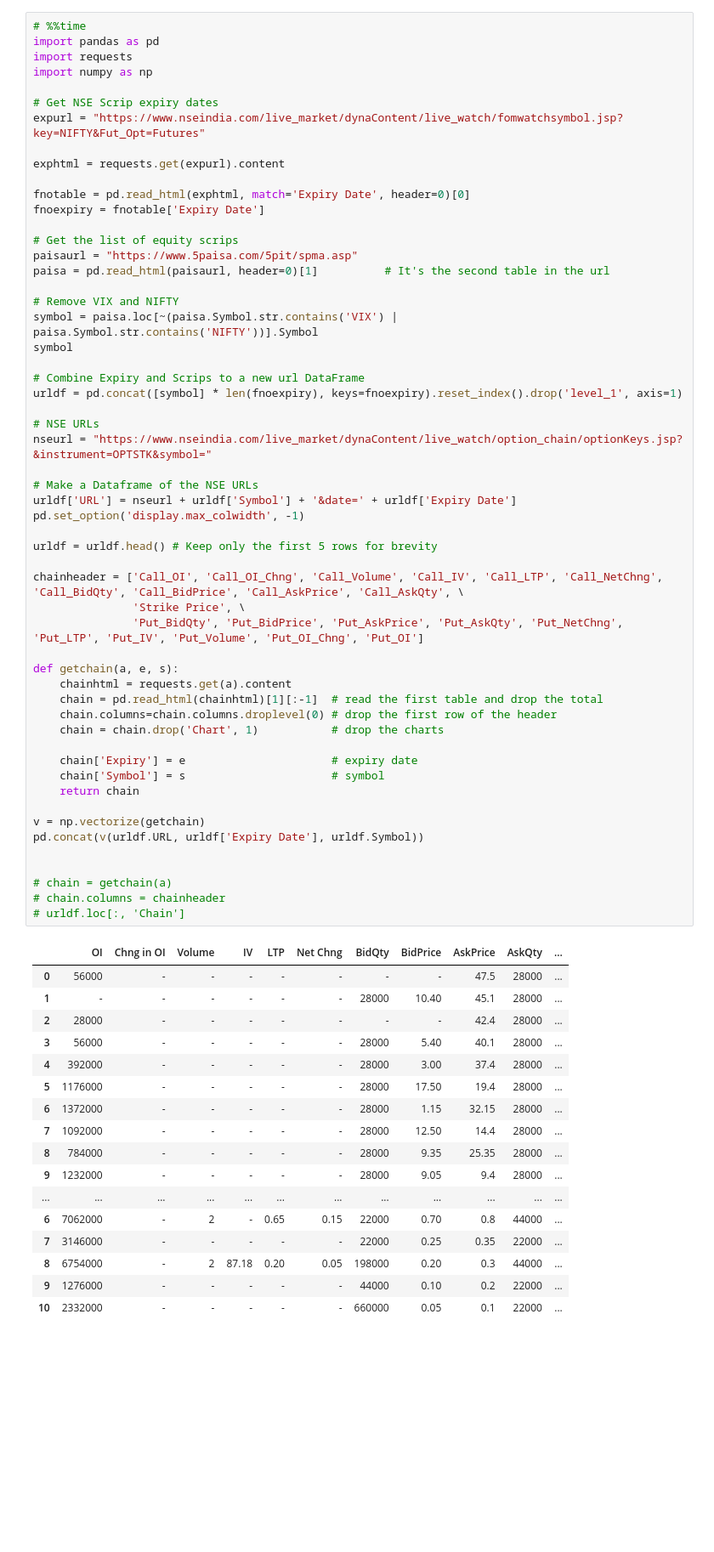
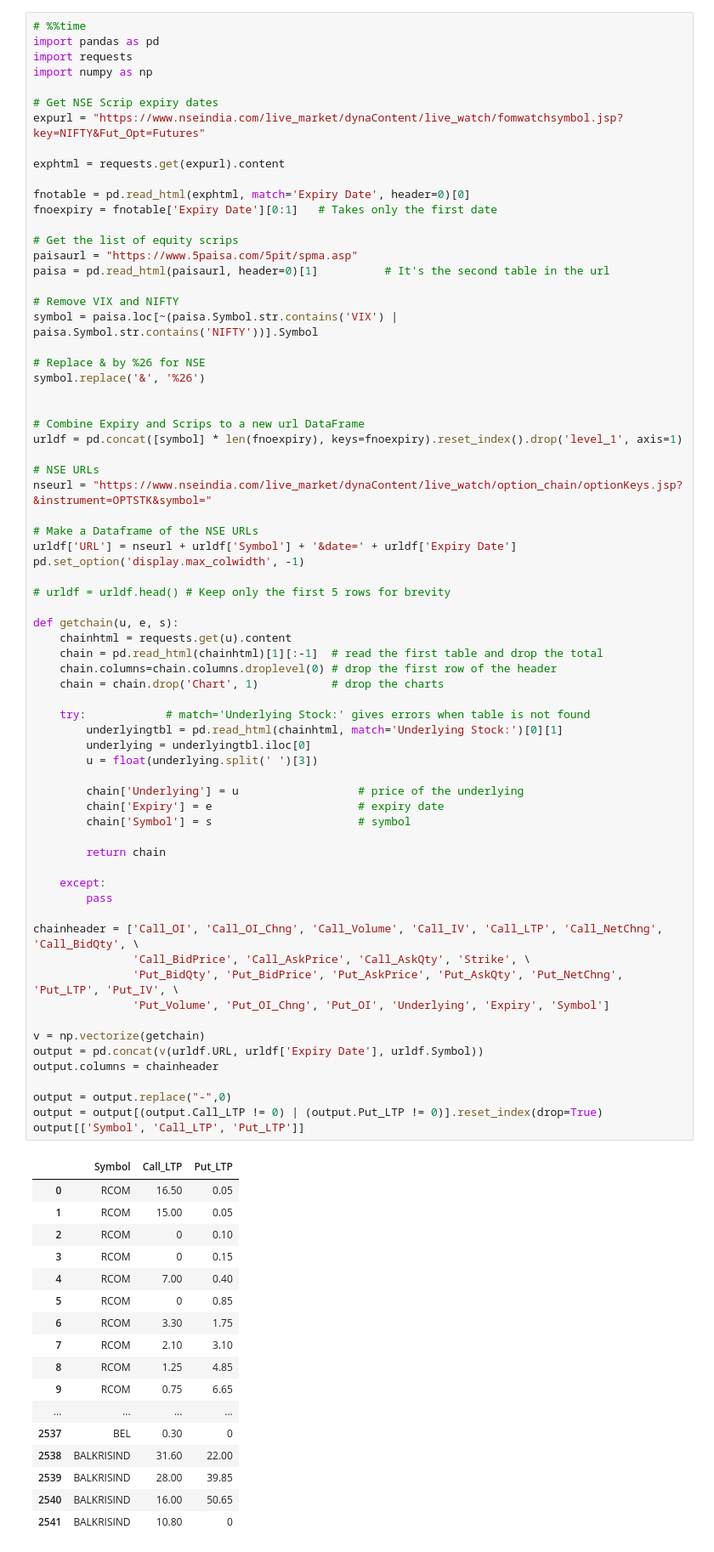
Before and after one commit to reservoirinvest/z_old_ibkr, a Jupyter notebook: nse_v2.ipynb, the cells around one changed output. Shown at 85% size. Saved outputs shown, nothing was run; the diff lists cells and outputs as text; blank space fills up the shorter version.

Commit message:
nse tables full extract

```diff
--- a/nse_v2.ipynb
+++ b/nse_v2.ipynb
@@ -10,64 +10,78 @@ expurl = "https://www.nseindia.com/live_market/dynaContent/live_watch/fomwatchsy
 exphtml = requests.get(expurl).content
 
 fnotable = pd.read_html(exphtml, match='Expiry Date', header=0)[0]
-fnoexpiry = fnotable['Expiry Date']
+fnoexpiry = fnotable['Expiry Date'][0:1]   # Takes only the first date
 
 # Get the list of equity scrips
 paisaurl = "https://www.5paisa.com/5pit/spma.asp"
 paisa = pd.read_html(paisaurl, header=0)[1]          # It's the second table in the url
 
 # Remove VIX and NIFTY
 symbol = paisa.loc[~(paisa.Symbol.str.contains('VIX') | paisa.Symbol.str.contains('NIFTY'))].Symbol
-symbol
+
+# Replace & by %26 for NSE
+symbol.replace('&', '%26')
+
 
 # Combine Expiry and Scrips to a new url DataFrame
 urldf = pd.concat([symbol] * len(fnoexpiry), keys=fnoexpiry).reset_index().drop('level_1', axis=1)
 
 # NSE URLs
 nseurl = "https://www.nseindia.com/live_market/dynaContent/live_watch/option_chain/optionKeys.jsp?&instrument=OPTSTK&symbol="
 
 # Make a Dataframe of the NSE URLs
 urldf['URL'] = nseurl + urldf['Symbol'] + '&date=' + urldf['Expiry Date']
 pd.set_option('display.max_colwidth', -1)
 
-urldf = urldf.head() # Keep only the first 5 rows for brevity
+# urldf = urldf.head() # Keep only the first 5 rows for brevity
 
-chainheader = ['Call_OI', 'Call_OI_Chng', 'Call_Volume', 'Call_IV', 'Call_LTP', 'Call_NetChng', 'Call_BidQty', 'Call_BidPrice', 'Call_AskPrice', 'Call_AskQty', \
-               'Strike Price', \
-               'Put_BidQty', 'Put_BidPrice', 'Put_AskPrice', 'Put_AskQty', 'Put_NetChng', 'Put_LTP', 'Put_IV', 'Put_Volume', 'Put_OI_Chng', 'Put_OI']
-
-def getchain(a, e, s):
-    chainhtml = requests.get(a).content
+def getchain(u, e, s):
+    chainhtml = requests.get(u).content
     chain = pd.read_html(chainhtml)[1][:-1]  # read the first table and drop the total
     chain.columns=chain.columns.droplevel(0) # drop the first row of the header
     chain = chain.drop('Chart', 1)           # drop the charts
 
-    chain['Expiry'] = e                      # expiry date
-    chain['Symbol'] = s                      # symbol
-    return chain
+    try:            # match='Underlying Stock:' gives errors when table is not found
+        underlyingtbl = pd.read_html(chainhtml, match='Underlying Stock:')[0][1]
+        underlying = underlyingtbl.iloc[0]
+        u = float(underlying.split(' ')[3])
+
+        chain['Underlying'] = u                  # price of the underlying
+        chain['Expiry'] = e                      # expiry date
+        chain['Symbol'] = s                      # symbol
+
+        return chain
+
+    except:
+        pass
+
+chainheader = ['Call_OI', 'Call_OI_Chng', 'Call_Volume', 'Call_IV', 'Call_LTP', 'Call_NetChng', 'Call_BidQty', \
+               'Call_BidPrice', 'Call_AskPrice', 'Call_AskQty', 'Strike', \
+               'Put_BidQty', 'Put_BidPrice', 'Put_AskPrice', 'Put_AskQty', 'Put_NetChng', 'Put_LTP', 'Put_IV', \
+               'Put_Volume', 'Put_OI_Chng', 'Put_OI', 'Underlying', 'Expiry', 'Symbol']
 
 v = np.vectorize(getchain)
-pd.concat(v(urldf.URL, urldf['Expiry Date'], urldf.Symbol))
+output = pd.concat(v(urldf.URL, urldf['Expiry Date'], urldf.Symbol))
+output.columns = chainheader
 
-
-# chain = getchain(a)
-# chain.columns = chainheader
-# urldf.loc[:, 'Chain']
+output = output.replace("-",0)
+output = output[(output.Call_LTP != 0) | (output.Put_LTP != 0)].reset_index(drop=True)
+output[['Symbol', 'Call_LTP', 'Put_LTP']]
 # %% [output]
-|  | OI | Chng in OI | Volume | IV | LTP | Net Chng | BidQty | BidPrice | AskPrice | AskQty | ... |
-| 0 | 56000 | - | - | - | - | - | - | - | 47.5 | 28000 | ... |
-| 1 | - | - | - | - | - | - | 28000 | 10.40 | 45.1 | 28000 | ... |
-| 2 | 28000 | - | - | - | - | - | - | - | 42.4 | 28000 | ... |
-| 3 | 56000 | - | - | - | - | - | 28000 | 5.40 | 40.1 | 28000 | ... |
-| 4 | 392000 | - | - | - | - | - | 28000 | 3.00 | 37.4 | 28000 | ... |
-| 5 | 1176000 | - | - | - | - | - | 28000 | 17.50 | 19.4 | 28000 | ... |
-| 6 | 1372000 | - | - | - | - | - | 28000 | 1.15 | 32.15 | 28000 | ... |
-| 7 | 1092000 | - | - | - | - | - | 28000 | 12.50 | 14.4 | 28000 | ... |
-| 8 | 784000 | - | - | - | - | - | 28000 | 9.35 | 25.35 | 28000 | ... |
-| 9 | 1232000 | - | - | - | - | - | 28000 | 9.05 | 9.4 | 28000 | ... |
-| ... | ... | ... | ... | ... | ... | ... | ... | ... | ... | ... | ... |
-| 6 | 7062000 | - | 2 | - | 0.65 | 0.15 | 22000 | 0.70 | 0.8 | 44000 | ... |
-| 7 | 3146000 | - | - | - | - | - | 22000 | 0.25 | 0.35 | 22000 | ... |
-| 8 | 6754000 | - | 2 | 87.18 | 0.20 | 0.05 | 198000 | 0.20 | 0.3 | 44000 | ... |
-| 9 | 1276000 | - | - | - | - | - | 44000 | 0.10 | 0.2 | 22000 | ... |
-| 10 | 2332000 | - | - | - | - | - | 660000 | 0.05 | 0.1 | 22000 | ... |
+|  | Symbol | Call_LTP | Put_LTP |
+| 0 | RCOM | 16.50 | 0.05 |
+| 1 | RCOM | 15.00 | 0.05 |
+| 2 | RCOM | 0 | 0.10 |
+| 3 | RCOM | 0 | 0.15 |
+| 4 | RCOM | 7.00 | 0.40 |
+| 5 | RCOM | 0 | 0.85 |
+| 6 | RCOM | 3.30 | 1.75 |
+| 7 | RCOM | 2.10 | 3.10 |
+| 8 | RCOM | 1.25 | 4.85 |
+| 9 | RCOM | 0.75 | 6.65 |
+| ... | ... | ... | ... |
+| 2537 | BEL | 0.30 | 0 |
+| 2538 | BALKRISIND | 31.60 | 22.00 |
+| 2539 | BALKRISIND | 28.00 | 39.85 |
+| 2540 | BALKRISIND | 16.00 | 50.65 |
+| 2541 | BALKRISIND | 10.80 | 0 |
```
Also changed, not shown: parts of 3 cells of this notebook.
